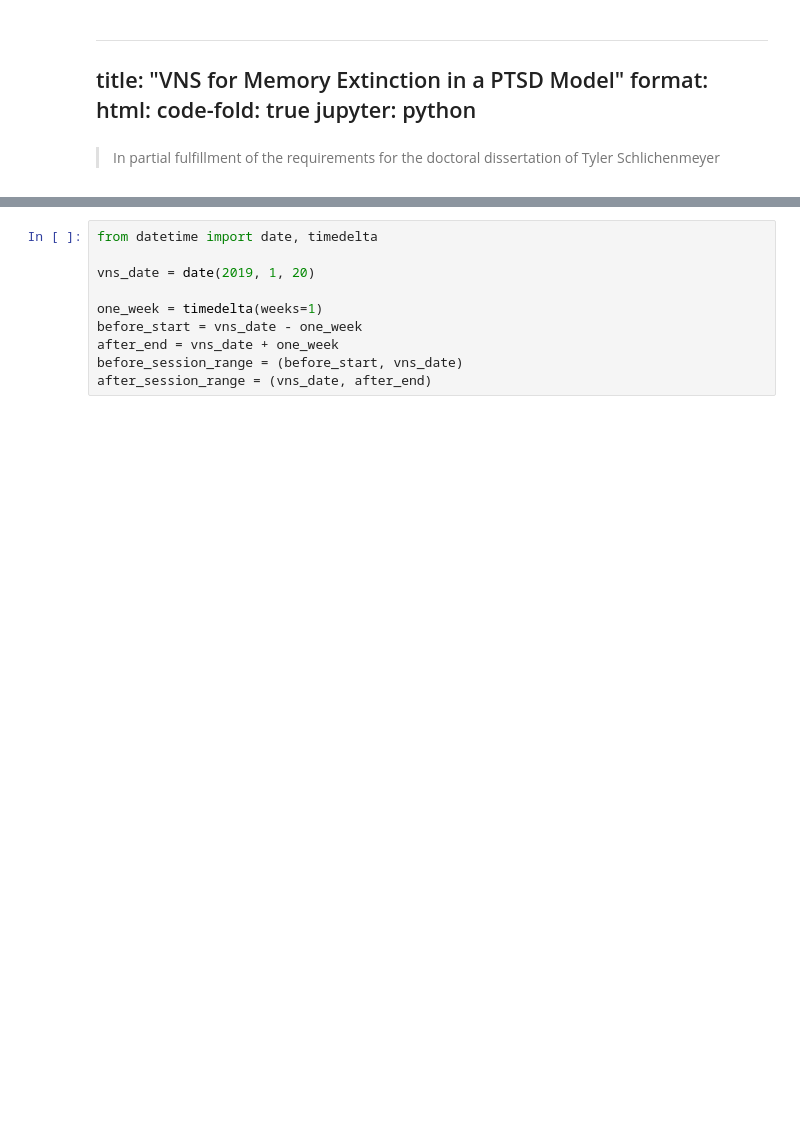
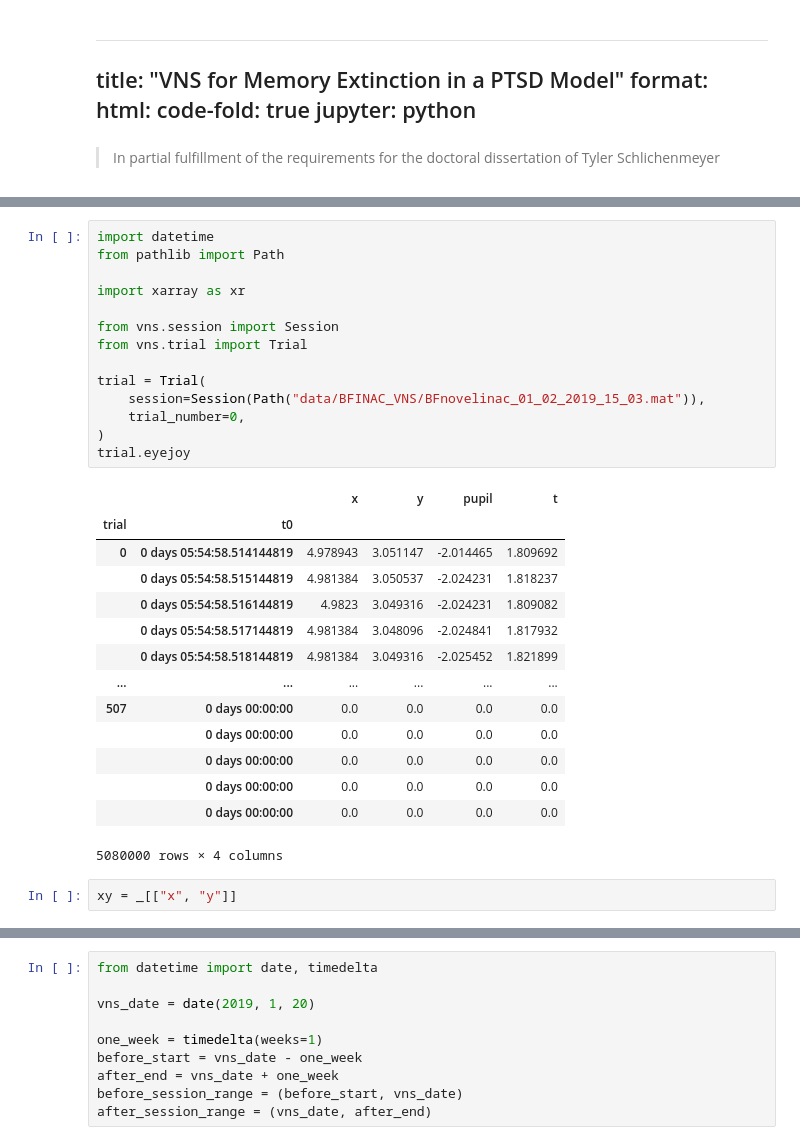
Before and after one commit to schlich/vns, a Jupyter notebook: nbs/index.ipynb, the cells around one changed output, grey strips where cells are left out. Cells and saved outputs as stored; diff of their text form; blank space fills up the shorter version.

```diff
--- a/nbs/index.ipynb
+++ b/nbs/index.ipynb
@@ -30,3 +31,34 @@ Installing collected packages: vns
     Uninstalling vns-0.1.0:
       Successfully uninstalled vns-0.1.0
 Successfully installed vns-0.1.0
+# %%
+import datetime
+from pathlib import Path
+
+import xarray as xr
+
+from vns.session import Session
+from vns.trial import Trial
+
+trial = Trial(
+    session=Session(Path("data/BFINAC_VNS/BFnovelinac_01_02_2019_15_03.mat")),
+    trial_number=0,
+)
+trial.eyejoy
+# %% [output]
+|  |  | x | y | pupil | t |
+| trial | t0 |  |  |  |  |
+| 0 | 0 days 05:54:58.514144819 | 4.978943 | 3.051147 | -2.014465 | 1.809692 |
+|  | 0 days 05:54:58.515144819 | 4.981384 | 3.050537 | -2.024231 | 1.818237 |
+|  | 0 days 05:54:58.516144819 | 4.9823 | 3.049316 | -2.024231 | 1.809082 |
+|  | 0 days 05:54:58.517144819 | 4.981384 | 3.048096 | -2.024841 | 1.817932 |
+|  | 0 days 05:54:58.518144819 | 4.981384 | 3.049316 | -2.025452 | 1.821899 |
+| ... | ... | ... | ... | ... | ... |
+| 507 | 0 days 00:00:00 | 0.0 | 0.0 | 0.0 | 0.0 |
+|  | 0 days 00:00:00 | 0.0 | 0.0 | 0.0 | 0.0 |
+|  | 0 days 00:00:00 | 0.0 | 0.0 | 0.0 | 0.0 |
+|  | 0 days 00:00:00 | 0.0 | 0.0 | 0.0 | 0.0 |
+|  | 0 days 00:00:00 | 0.0 | 0.0 | 0.0 | 0.0 |
+5080000 rows × 4 columns
+# %%
+xy = _[["x", "y"]]
```
Also changed, not shown: parts of 20 cells of this notebook, 17 other files.
